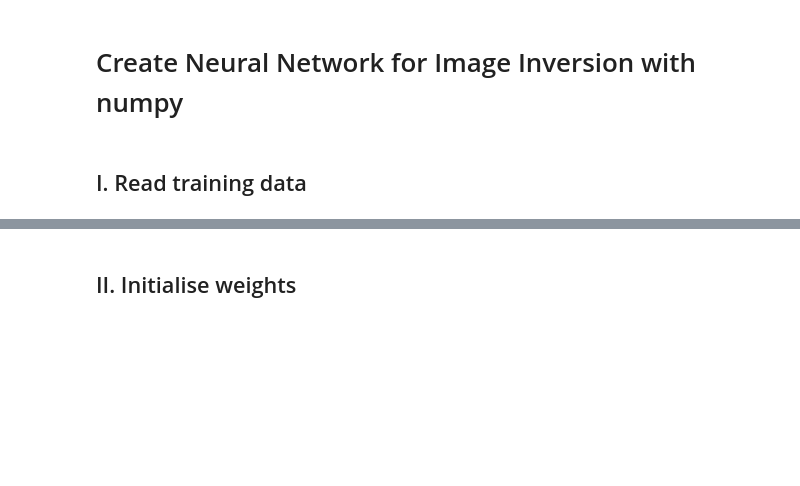
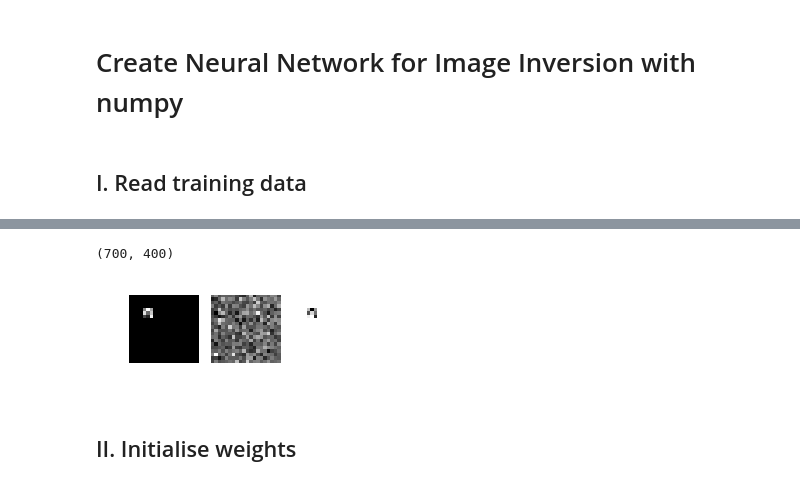
Before and after one commit to pyotr777/synthetic_move, a Jupyter notebook: NeuralNetwork4ImageInversion.ipynb, the cells around one changed output, grey strips where cells are left out. Cells and saved outputs as stored; diff of their text form; code cells hidden in the pictures; blank space fills up the shorter version.

```diff
--- a/NeuralNetwork4ImageInversion.ipynb
+++ b/NeuralNetwork4ImageInversion.ipynb
@@ -10,7 +11,7 @@ import matplotlib.pyplot as plt
 import os
 # %%
 # Convert PIL image to array normalised to 0 to 1 rage.
-max_color = 255
+max_color = 255.
 def image_2_array(filename):
     pil_img=Image.open(filename)
     pil_arr=np.array(pil_img)
@@ -37,10 +38,7 @@ orig_pattern = DIR + "/origin*"
 invr_pattern = DIR + "/inverse*"
 import glob
 for f in glob.glob(orig_pattern):
-    print f
     img,a = image_2_array(f)
-    s = np.sum(a)
-    print s
     train_data_onedimension = np.append(train_data_onedimension,a)
 for f in glob.glob(invr_pattern):
     img,a = image_2_array(f)
@@ -167,3 +118,25 @@ plt.imshow(img)
+# %%
+nn = NN()
+print x.shape
+h = nn.forward(x)
+img_x= x[0].reshape(imsize,imsize)
+img_y= y[0].reshape(imsize,imsize)
+img_h= h[0].reshape(imsize,imsize)
+
+fig = plt.figure(figsize=(3,1))
+a=fig.add_subplot(1,3,1)
+a.set_axis_off()
+plt.imshow(img_x, cmap=plt.cm.Greys,  interpolation="nearest")
+a=fig.add_subplot(1,3,2)
+a.set_axis_off()
+plt.imshow(img_h, cmap=plt.cm.Greys,  interpolation="nearest")
+a=fig.add_subplot(1,3,3)
+a.set_axis_off()
+plt.imshow(img_y, cmap=plt.cm.Greys,  interpolation="nearest")
+plt.show()
+# %% [output]
+(700, 400)
+[figure, added]
 # %% [markdown]
 ## II. Initialise weights
 # %%
```
Also changed, not shown: parts of 7 cells of this notebook, 1 other file.
